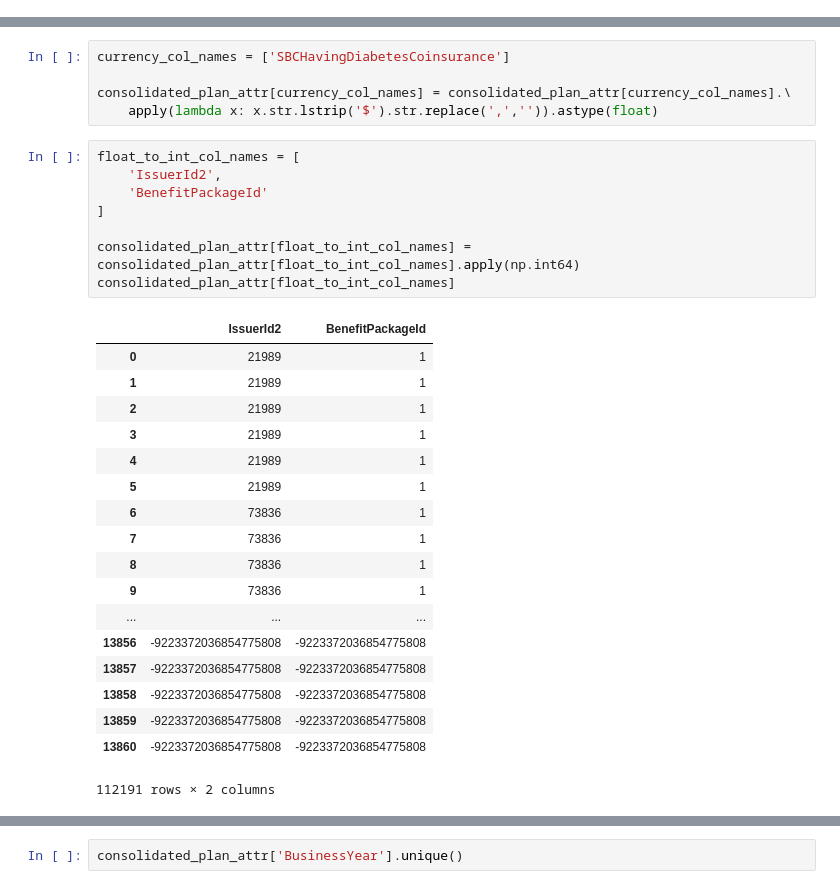
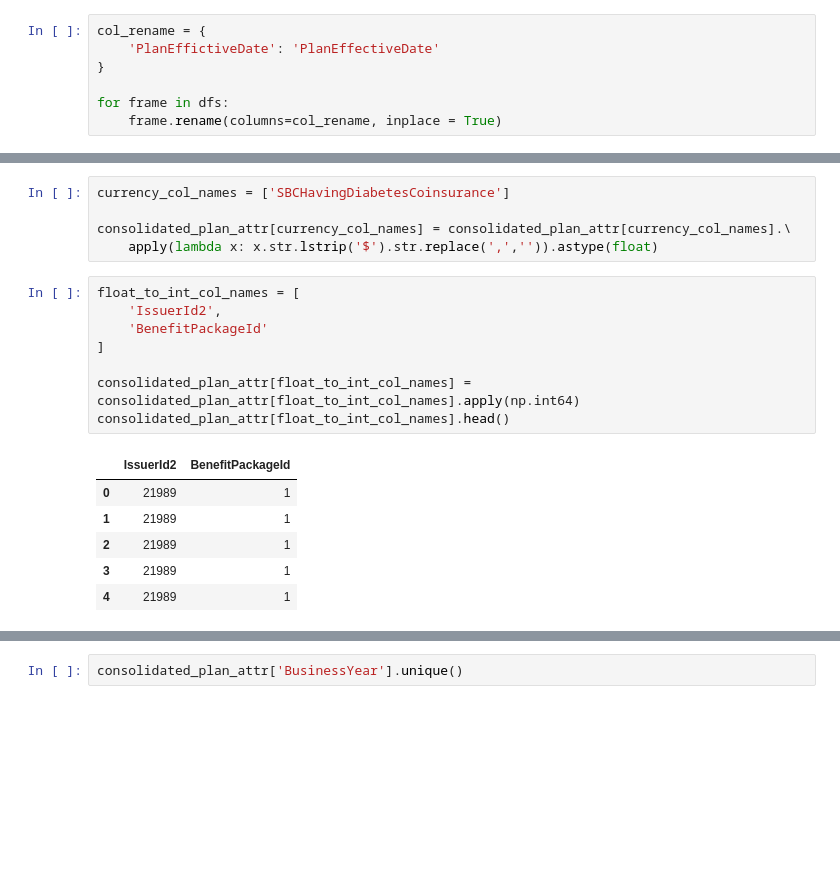
Before and after one commit to Jkremr/qhp-rate-analysis, a Jupyter notebook: plan_attributes.ipynb, the cells around one changed output, grey strips where cells are left out. Saved outputs shown, nothing was run; the diff lists cells and outputs as text; blank space fills up the shorter version.

```diff
--- a/plan_attributes.ipynb
+++ b/plan_attributes.ipynb
@@ -33,6 +37,13 @@ for frame in dfs:
 print("For a total of %r rows." % (n))
 # %% [output]
 For a total of 112191 rows.
+# %%
+col_rename = {
+    'PlanEffictiveDate': 'PlanEffectiveDate'
+}
+
+for frame in dfs:
+    frame.rename(columns=col_rename, inplace = True)
 # %%
 consolidated_plan_attr = pd.DataFrame()
 for frame in dfs:
@@ -120,29 +131,17 @@ consolidated_plan_attr[currency_col_names] = consolidated_plan_attr[currency_col
 # %%
 float_to_int_col_names = [
     'IssuerId2',
     'BenefitPackageId'
 ]
 
 consolidated_plan_attr[float_to_int_col_names] = consolidated_plan_attr[float_to_int_col_names].apply(np.int64)
-consolidated_plan_attr[float_to_int_col_names]
+consolidated_plan_attr[float_to_int_col_names].head()
 # %% [output]
 |  | IssuerId2 | BenefitPackageId |
 | 0 | 21989 | 1 |
 | 1 | 21989 | 1 |
 | 2 | 21989 | 1 |
 | 3 | 21989 | 1 |
 | 4 | 21989 | 1 |
-| 5 | 21989 | 1 |
-| 6 | 73836 | 1 |
-| 7 | 73836 | 1 |
-| 8 | 73836 | 1 |
-| 9 | 73836 | 1 |
-| ... | ... | ... |
-| 13856 | -9223372036854775808 | -9223372036854775808 |
-| 13857 | -9223372036854775808 | -9223372036854775808 |
-| 13858 | -9223372036854775808 | -9223372036854775808 |
-| 13859 | -9223372036854775808 | -9223372036854775808 |
-| 13860 | -9223372036854775808 | -9223372036854775808 |
-112191 rows × 2 columns
 # %%
 csr_names = {
```
Also changed, not shown: parts of 9 cells of this notebook, 5 other files.
